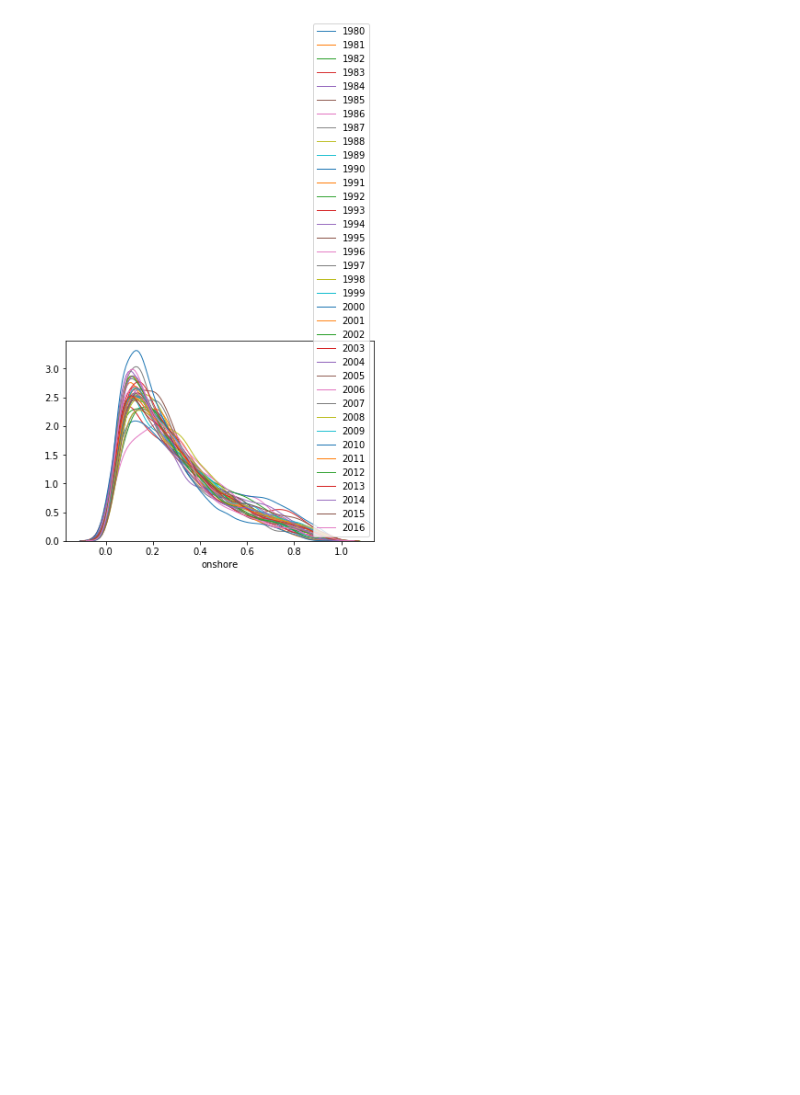
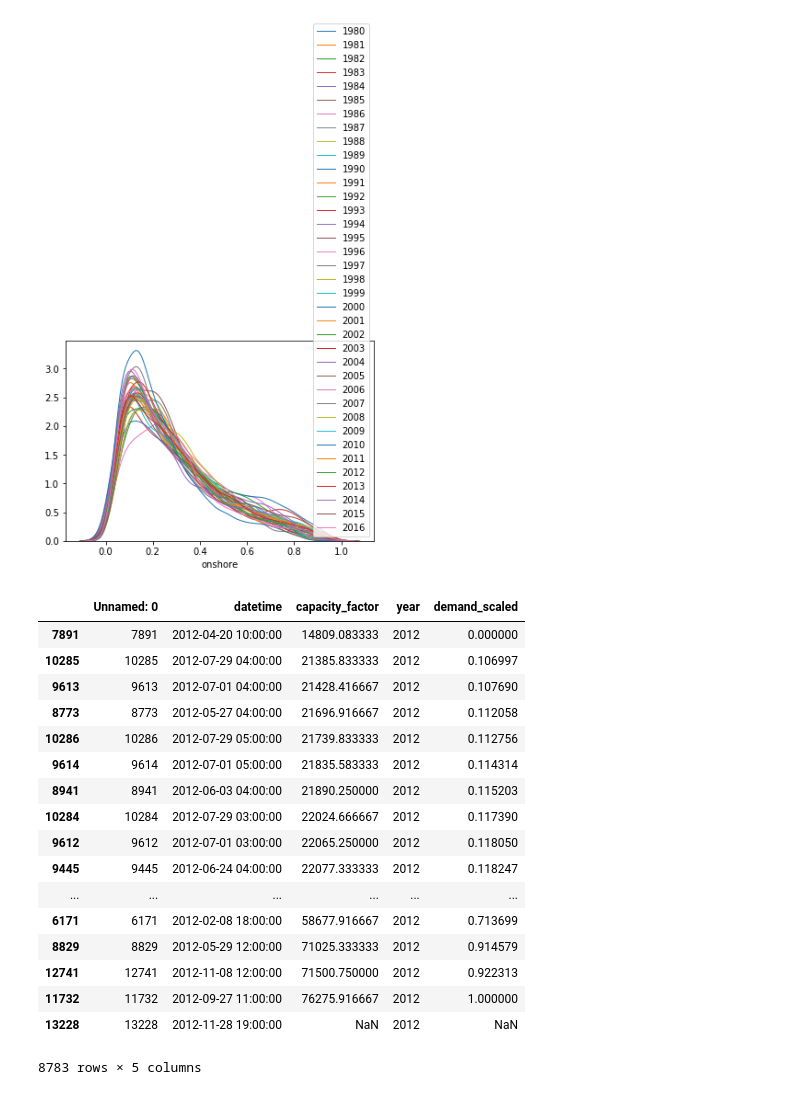
Before and after one commit to alexanderkell/temporal_granularity, a Jupyter notebook: notebooks/metrics/4.0-ajmk-comparing-years.ipynb, the cells around one changed output. Saved outputs shown, nothing was run; the diff lists cells and outputs as text; code cells hidden in the pictures; blank space fills up the shorter version.

```diff
--- a/notebooks/metrics/4.0-ajmk-comparing-years.ipynb
+++ b/notebooks/metrics/4.0-ajmk-comparing-years.ipynb
@@ -254,3 +254,25 @@ for year in offshore_each_year.year.unique():
                  label = year)
 # %% [output]
 [figure]
+# %%
+demand_2012=demand[(demand.datetime>"2012") & (demand.datetime<"2013")]
+demand_2012.sort_values("capacity_factor")
+# %% [output]
+|  | Unnamed: 0 | datetime | capacity_factor | year | demand_scaled |
+| 7891 | 7891 | 2012-04-20 10:00:00 | 14809.083333 | 2012 | 0.000000 |
+| 10285 | 10285 | 2012-07-29 04:00:00 | 21385.833333 | 2012 | 0.106997 |
+| 9613 | 9613 | 2012-07-01 04:00:00 | 21428.416667 | 2012 | 0.107690 |
+| 8773 | 8773 | 2012-05-27 04:00:00 | 21696.916667 | 2012 | 0.112058 |
+| 10286 | 10286 | 2012-07-29 05:00:00 | 21739.833333 | 2012 | 0.112756 |
+| 9614 | 9614 | 2012-07-01 05:00:00 | 21835.583333 | 2012 | 0.114314 |
+| 8941 | 8941 | 2012-06-03 04:00:00 | 21890.250000 | 2012 | 0.115203 |
+| 10284 | 10284 | 2012-07-29 03:00:00 | 22024.666667 | 2012 | 0.117390 |
+| 9612 | 9612 | 2012-07-01 03:00:00 | 22065.250000 | 2012 | 0.118050 |
+| 9445 | 9445 | 2012-06-24 04:00:00 | 22077.333333 | 2012 | 0.118247 |
+| ... | ... | ... | ... | ... | ... |
+| 6171 | 6171 | 2012-02-08 18:00:00 | 58677.916667 | 2012 | 0.713699 |
+| 8829 | 8829 | 2012-05-29 12:00:00 | 71025.333333 | 2012 | 0.914579 |
+| 12741 | 12741 | 2012-11-08 12:00:00 | 71500.750000 | 2012 | 0.922313 |
+| 11732 | 11732 | 2012-09-27 11:00:00 | 76275.916667 | 2012 | 1.000000 |
+| 13228 | 13228 | 2012-11-28 19:00:00 | NaN | 2012 | NaN |
+8783 rows × 5 columns
```
Also changed, not shown: parts of 3 cells of this notebook, 4 other files.
